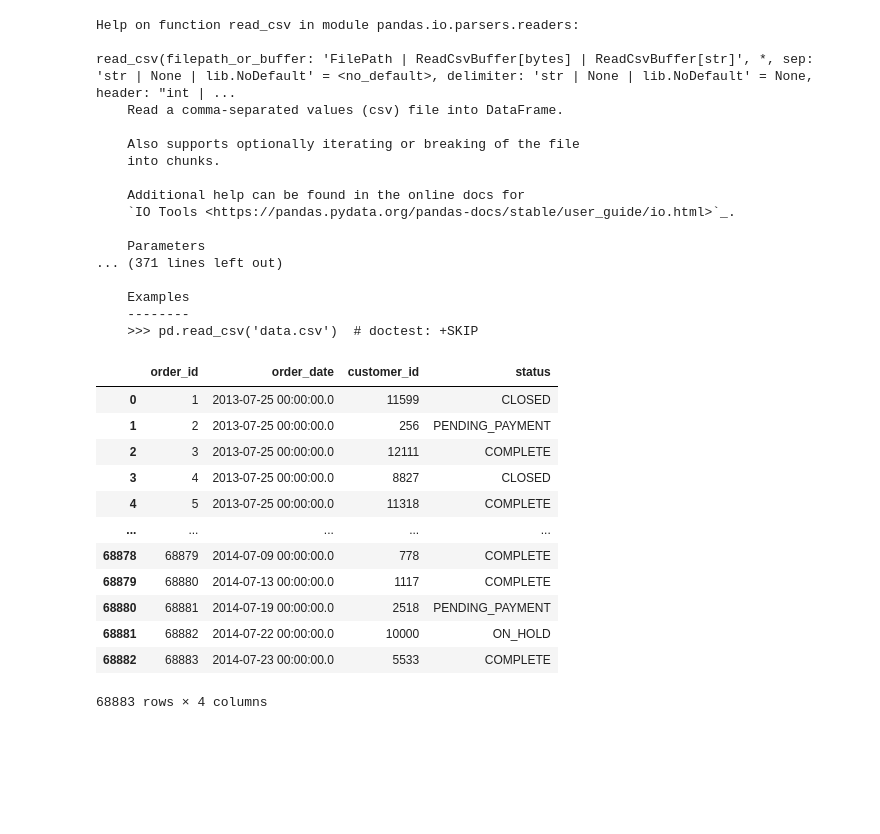
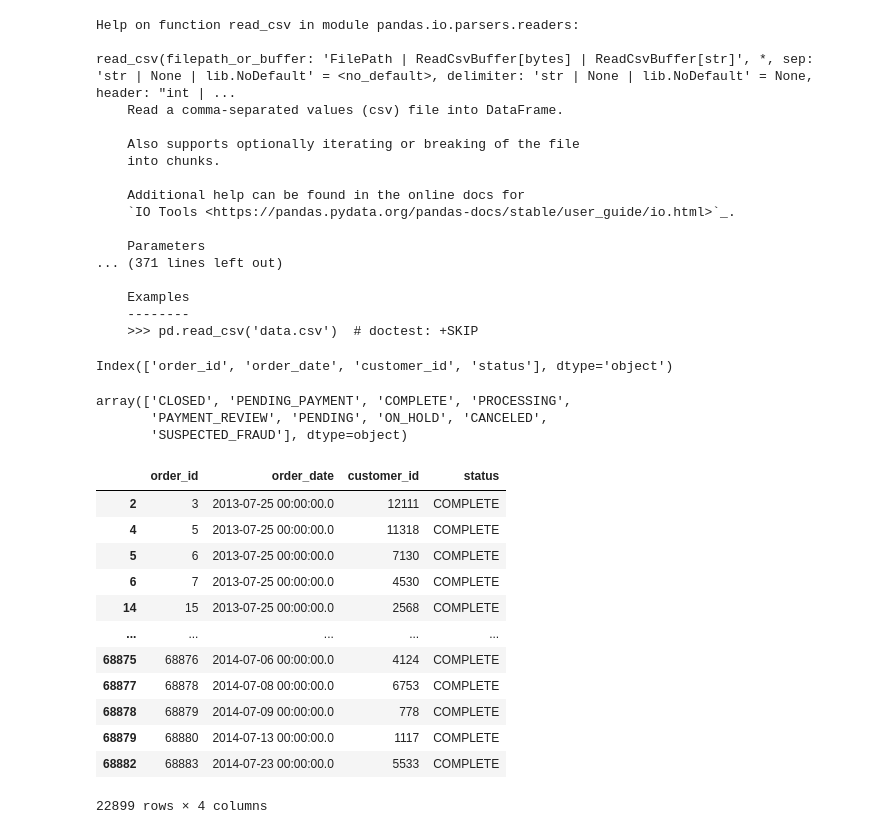
Before and after one commit to bhubhik/data-eng-learning, a Jupyter notebook: python-revision/pandas/overview.ipynb, the cells around one changed output. Cells and saved outputs as stored; diff of their text form; code cells hidden in the pictures; blank space fills up the shorter version.

Commit message:
writing and querying csv data using pandas

```diff
--- a/python-revision/pandas/overciew.ipynb
+++ b/python-revision/pandas/overview.ipynb
@@ -23,21 +23,33 @@ read_csv(filepath_or_buffer: 'FilePath | ReadCsvBuffer[bytes] | ReadCsvBuffer[st
 # %%
 orders_columns = ['order_id', 'order_date', 'customer_id', 'status']
 # %%
-pd.read_csv(
+orders = pd.read_csv(
   '../../data/retail_db/orders/part-00000',
     names=orders_columns
     )
-# %% [output]
-|  | order_id | order_date | customer_id | status |
-| 0 | 1 | 2013-07-25 00:00:00.0 | 11599 | CLOSED |
-| 1 | 2 | 2013-07-25 00:00:00.0 | 256 | PENDING_PAYMENT |
-| 2 | 3 | 2013-07-25 00:00:00.0 | 12111 | COMPLETE |
-| 3 | 4 | 2013-07-25 00:00:00.0 | 8827 | CLOSED |
-| 4 | 5 | 2013-07-25 00:00:00.0 | 11318 | COMPLETE |
-| ... | ... | ... | ... | ... |
-| 68878 | 68879 | 2014-07-09 00:00:00.0 | 778 | COMPLETE |
-| 68879 | 68880 | 2014-07-13 00:00:00.0 | 1117 | COMPLETE |
-| 68880 | 68881 | 2014-07-19 00:00:00.0 | 2518 | PENDING_PAYMENT |
-| 68881 | 68882 | 2014-07-22 00:00:00.0 | 10000 | ON_HOLD |
-| 68882 | 68883 | 2014-07-23 00:00:00.0 | 5533 | COMPLETE |
-68883 rows × 4 columns
+# %%
+orders.columns
+# %% [output]
+Index(['order_id', 'order_date', 'customer_id', 'status'], dtype='object')
+# %%
+orders['status'].unique()
+# %% [output]
+array(['CLOSED', 'PENDING_PAYMENT', 'COMPLETE', 'PROCESSING',
+       'PAYMENT_REVIEW', 'PENDING', 'ON_HOLD', 'CANCELED',
+       'SUSPECTED_FRAUD'], dtype=object)
+# %%
+orders.query('status == "COMPLETE"')
+# %% [output]
+|  | order_id | order_date | customer_id | status |
+| 2 | 3 | 2013-07-25 00:00:00.0 | 12111 | COMPLETE |
+| 4 | 5 | 2013-07-25 00:00:00.0 | 11318 | COMPLETE |
+| 5 | 6 | 2013-07-25 00:00:00.0 | 7130 | COMPLETE |
+| 6 | 7 | 2013-07-25 00:00:00.0 | 4530 | COMPLETE |
+| 14 | 15 | 2013-07-25 00:00:00.0 | 2568 | COMPLETE |
+| ... | ... | ... | ... | ... |
+| 68875 | 68876 | 2014-07-06 00:00:00.0 | 4124 | COMPLETE |
+| 68877 | 68878 | 2014-07-08 00:00:00.0 | 6753 | COMPLETE |
+| 68878 | 68879 | 2014-07-09 00:00:00.0 | 778 | COMPLETE |
+| 68879 | 68880 | 2014-07-13 00:00:00.0 | 1117 | COMPLETE |
+| 68882 | 68883 | 2014-07-23 00:00:00.0 | 5533 | COMPLETE |
+22899 rows × 4 columns
```
Also changed, not shown: parts of 4 cells of this notebook.
